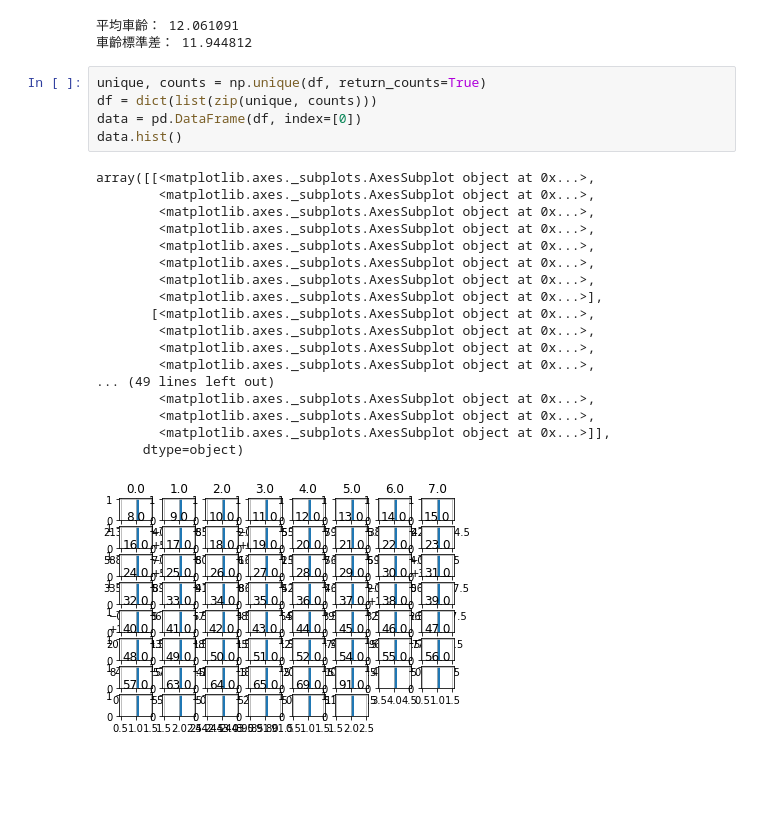
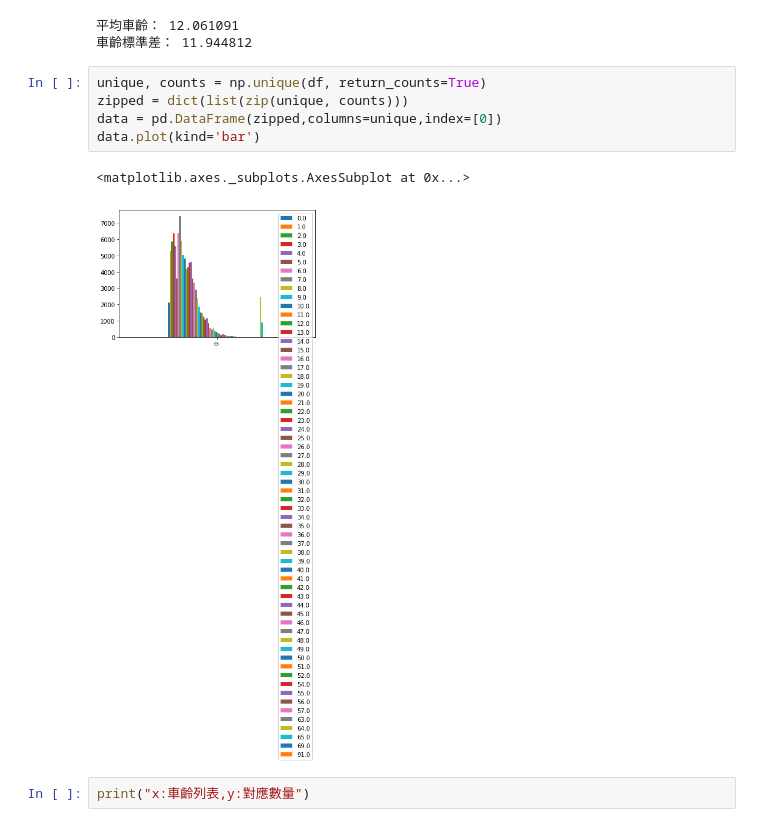
Before and after one commit to zhgchgli0718/2nd-ML100Days, a Jupyter notebook: homework/Day_005_HW.ipynb, the cells around one changed output. Cells and saved outputs as stored; diff of their text form; blank space fills up the shorter version.

```diff
--- a/homework/Day_005_HW.ipynb
+++ b/homework/Day_005_HW.ipynb
@@ -34,25 +34,11 @@ print("車齡標準差： %f" %(df.std()))
 車齡標準差： 11.944812
 # %%
 unique, counts = np.unique(df, return_counts=True)
-df = dict(list(zip(unique, counts)))
-data = pd.DataFrame(df, index=[0])
-data.hist()
+zipped = dict(list(zip(unique, counts)))
+data = pd.DataFrame(zipped,columns=unique,index=[0])
+data.plot(kind='bar')
 # %% [output]
-array([[<matplotlib.axes._subplots.AxesSubplot object at 0x...>,
-        <matplotlib.axes._subplots.AxesSubplot object at 0x...>,
-        <matplotlib.axes._subplots.AxesSubplot object at 0x...>,
-        <matplotlib.axes._subplots.AxesSubplot object at 0x...>,
-        <matplotlib.axes._subplots.AxesSubplot object at 0x...>,
-        <matplotlib.axes._subplots.AxesSubplot object at 0x...>,
-        <matplotlib.axes._subplots.AxesSubplot object at 0x...>,
-        <matplotlib.axes._subplots.AxesSubplot object at 0x...>],
-       [<matplotlib.axes._subplots.AxesSubplot object at 0x...>,
-        <matplotlib.axes._subplots.AxesSubplot object at 0x...>,
-        <matplotlib.axes._subplots.AxesSubplot object at 0x...>,
-        <matplotlib.axes._subplots.AxesSubplot object at 0x...>,
-... (49 lines left out)
-        <matplotlib.axes._subplots.AxesSubplot object at 0x...>,
-        <matplotlib.axes._subplots.AxesSubplot object at 0x...>,
-        <matplotlib.axes._subplots.AxesSubplot object at 0x...>]],
-      dtype=object)
+<matplotlib.axes._subplots.AxesSubplot at 0x...>
-[figure, old version]
+[figure, new version]
+# %%
+print("x:車齡列表,y:對應數量")
```
